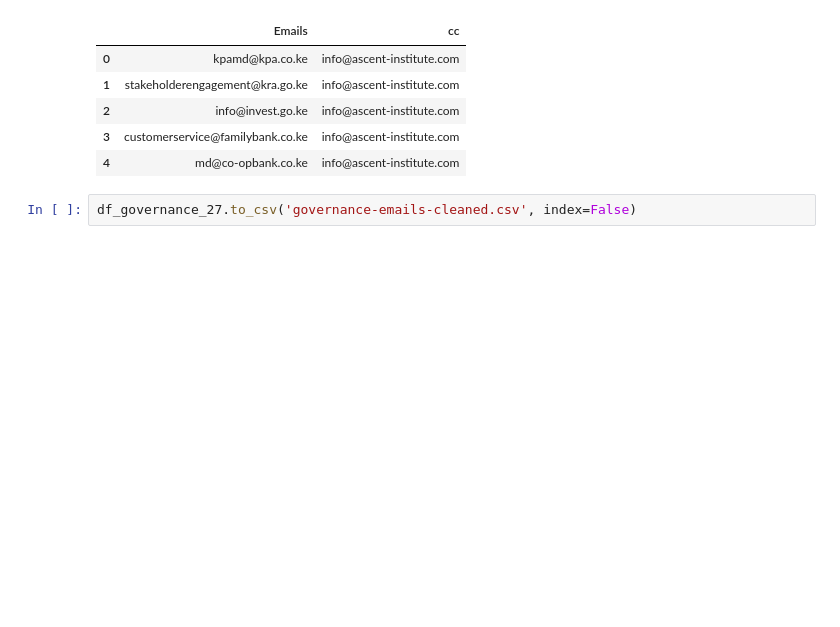
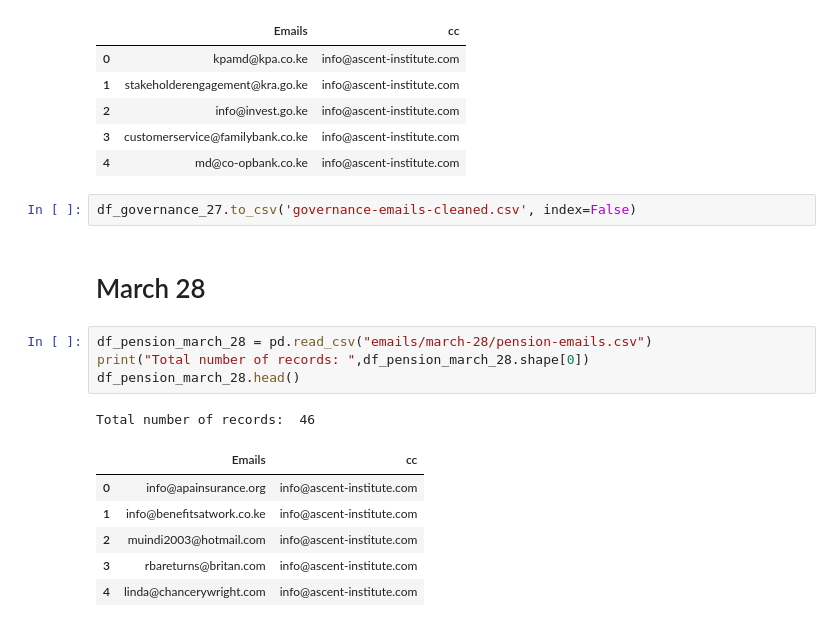
Before and after one commit to IainMosima/bulk-email-sender, a Jupyter notebook: analysis.ipynb, the cells around one changed output. Drawn from its saved outputs; the diff is of its cells as text; blank space fills up the shorter version.

```diff
--- a/analysis.ipynb
+++ b/analysis.ipynb
@@ -514,3 +516,17 @@ df_governance_27.head()
 | 4 | md@co-opbank.co.ke | info@ascent-institute.com |
 # %%
 df_governance_27.to_csv('governance-emails-cleaned.csv', index=False)
+# %% [markdown]
+# March 28
+# %%
+df_pension_march_28 = pd.read_csv("emails/march-28/pension-emails.csv")
+print("Total number of records: ",df_pension_march_28.shape[0])
+df_pension_march_28.head()
+# %% [output]
+Total number of records:  46
+|  | Emails | cc |
+| 0 | info@apainsurance.org | info@ascent-institute.com |
+| 1 | info@benefitsatwork.co.ke | info@ascent-institute.com |
+| 2 | muindi2003@hotmail.com | info@ascent-institute.com |
+| 3 | rbareturns@britan.com | info@ascent-institute.com |
+| 4 | linda@chancerywright.com | info@ascent-institute.com |
```
Also changed, not shown: parts of 3 cells of this notebook, 1 other file.
